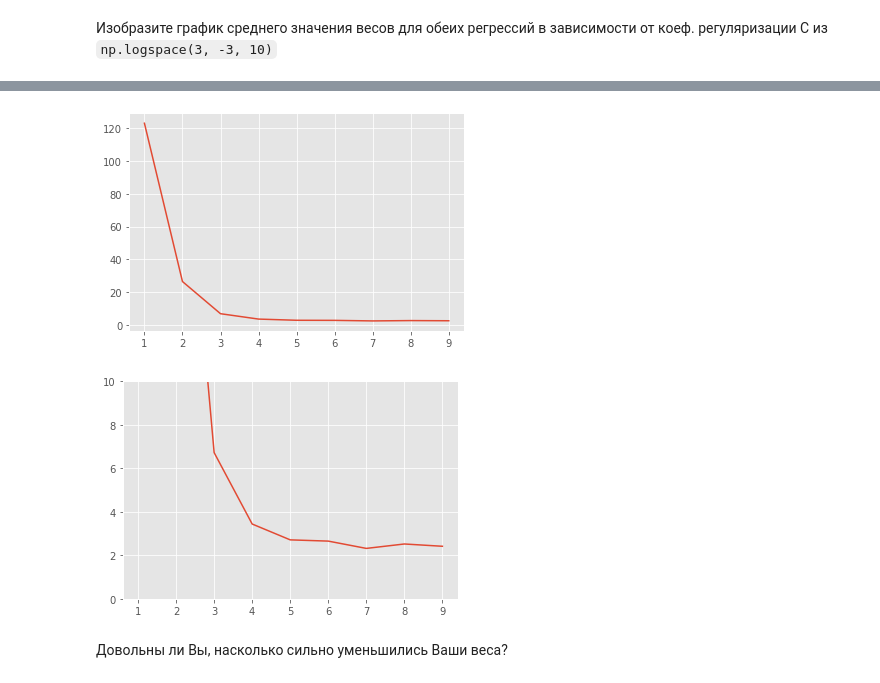
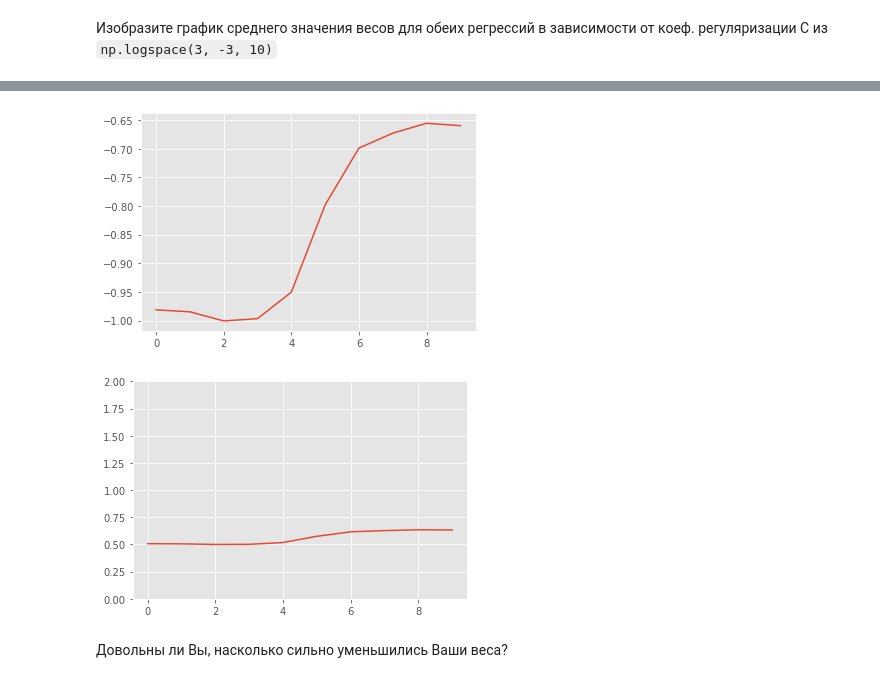
Before and after one commit to bulatral42/msu_ml_autumn_2020, a Jupyter notebook: valiahmetov_hw2.ipynb, the cells around one changed output, grey strips where cells are left out. Drawn from its saved outputs; the diff is of its cells as text; code cells hidden in the pictures.

```diff
--- a/valiahmetov_hw2.ipynb
+++ b/valiahmetov_hw2.ipynb
@@ -566,6 +573,6 @@ MySGDClassifier(C=30, alpha=0.01,
                 batch_size=1, max_epoch=10, model_type='lin_reg', scaler=None)
 # %%
 my_clf_log = MySGDClassifier(batch_generator, alpha=0.01, max_epoch=10,
-                             C=50, model_type='log_reg', batch_size=1, scaler=None)
+                             C=0.1, model_type='log_reg', batch_size=1, scaler=None)
 my_clf_log.fit(X, y)
 # %% [output]
@@ -610,7 +617,7 @@ aplha_arr = [0.0001, 0.001, 0.01, 0.05, 0.1]
 N = 500
 for alpha in aplha_arr:
     my_clf_log = MySGDClassifier(batch_generator, alpha=alpha, max_epoch=1,
-                                 C=3000, batch_size=100, model_type='log_reg')
+                                 C=1, batch_size=100, model_type='log_reg')
     my_clf_log.fit(X, y)
     steps = len(my_clf_log.errors_log['loss']) // N
     losses = []
@@ -630,16 +637,17 @@ plt.show()
 # %%pycodestyle
 
 plt.figure(figsize=(15, 8))
-aplha_arr = [0.0001, 0.001, 0.01, 0.05, 0.1]
+aplha_arr = [0.00001, 0.0001, 0.001, 0.01, 0.05, 0.075]
 N = 500
 for alpha in aplha_arr:
+    print(alpha)
     my_clf_lin = MySGDClassifier(batch_generator, alpha=alpha, max_epoch=1,
-                                 C=1000, model_type='lin_reg', batch_size=10)
+                                 C=1, model_type='lin_reg', batch_size=200)
     my_clf_lin.fit(X, y)
     steps = len(my_clf_lin.errors_log['loss']) // N
     losses = []
     for i in range(steps):
-        losses.append(np.sum(my_clf_lin.errors_log['loss'][i * N : (i + 1) * N]) / N)
+        losses.append(np.mean(my_clf_lin.errors_log['loss'][i * N : (i + 1) * N]))
     plt.plot(np.arange(len(losses)), losses, label='alpha = {}'.format(alpha))
 plt.ylim(0, 2)
 plt.xlabel('Steps')
@@ -659,14 +673,14 @@ plt.show()
 # %%
 # %%pycodestyle
 
-C_arr = np.logspace(-3, 3, 10)
+C_arr = np.logspace(3, -3, 10)
 res1 = []
 for C in C_arr:
-    my_clf_log = MySGDClassifier(batch_generator, batch_size=100, max_epoch=10,
-                                 C=C, alpha=0.00000001, model_type='log_reg')
+    print(C)
+    my_clf_log = MySGDClassifier(batch_generator, batch_size=200, max_epoch=1,
+                                 C=C, alpha=0.01, model_type='log_reg')
     my_clf_log.fit(X, y)
     res1.append(np.linalg.norm(my_clf_log.weights))
-    # print(C)
-plt.plot(range(len(res1)), np.log2(res1))
+plt.plot(range(len(C_arr)), np.log2(res1))
 plt.show()
 # %% [output]
@@ -674,25 +703,25 @@ plt.show()
 # %%
 # %%pycodestyle
 
 C_arr = np.logspace(-3, 3, 10)
 res2 = []
 for C in C_arr:
-    my_clf_lin = MySGDClassifier(batch_generator, batch_size=10, max_epoch=10,
-                                 C=C, alpha=0.0000001, model_type='lin_reg')
+    my_clf_lin = MySGDClassifier(batch_generator, batch_size=10, max_epoch=1,
+                                 C=C, alpha=0.0001, model_type='lin_reg')
     my_clf_lin.fit(X, y)
     res2.append(np.linalg.norm(my_clf_lin.weights))
 plt.plot(range(len(res2)), np.log2(res2))
 plt.show()
 # %% [output]
-[figure, old version]
+[figure, new version]
 # %%
 # %%pycodestyle
 
-plt.plot(range(len(res2)), np.log2(res2))
-plt.ylim(0, 10)
+plt.plot(range(len(res2)), res2)
+plt.ylim(0, 2)
 plt.show()
 # %% [output]
-[figure, old version]
+[figure, new version]
 # %% [markdown]
 Довольны ли Вы, насколько сильно уменьшились Ваши веса?
 # %% [markdown]
```
Also changed, not shown: parts of 16 cells of this notebook.
